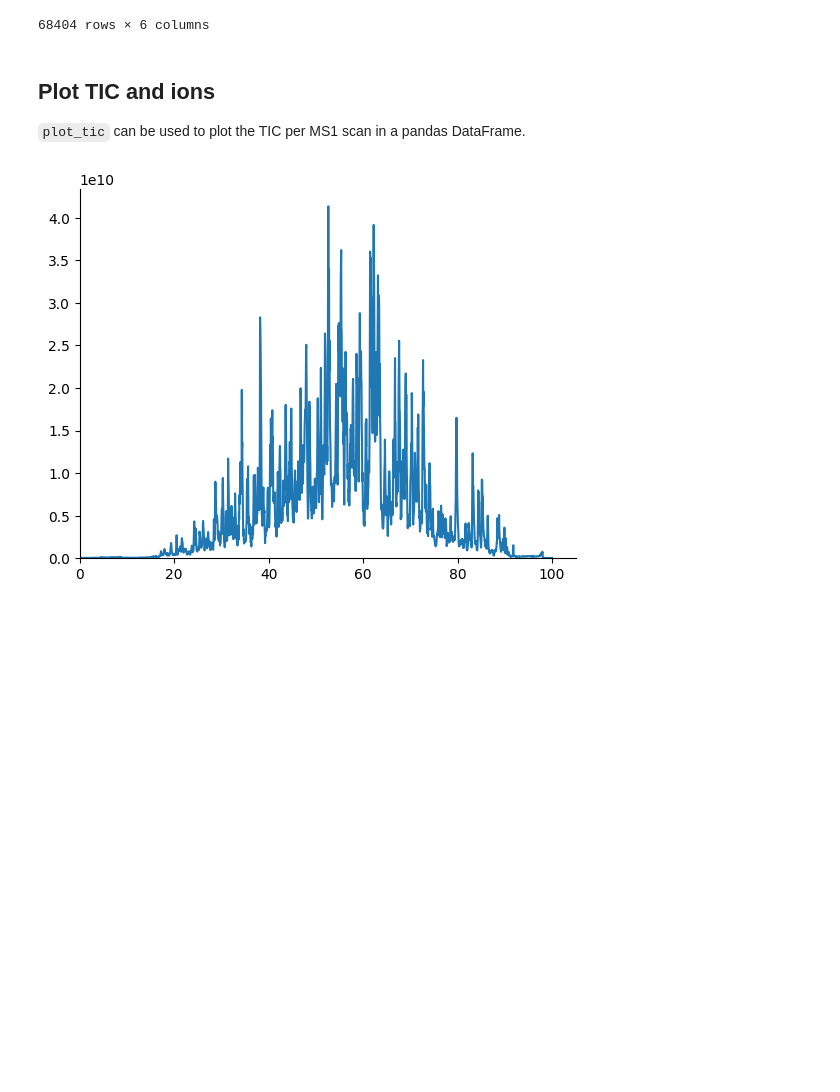
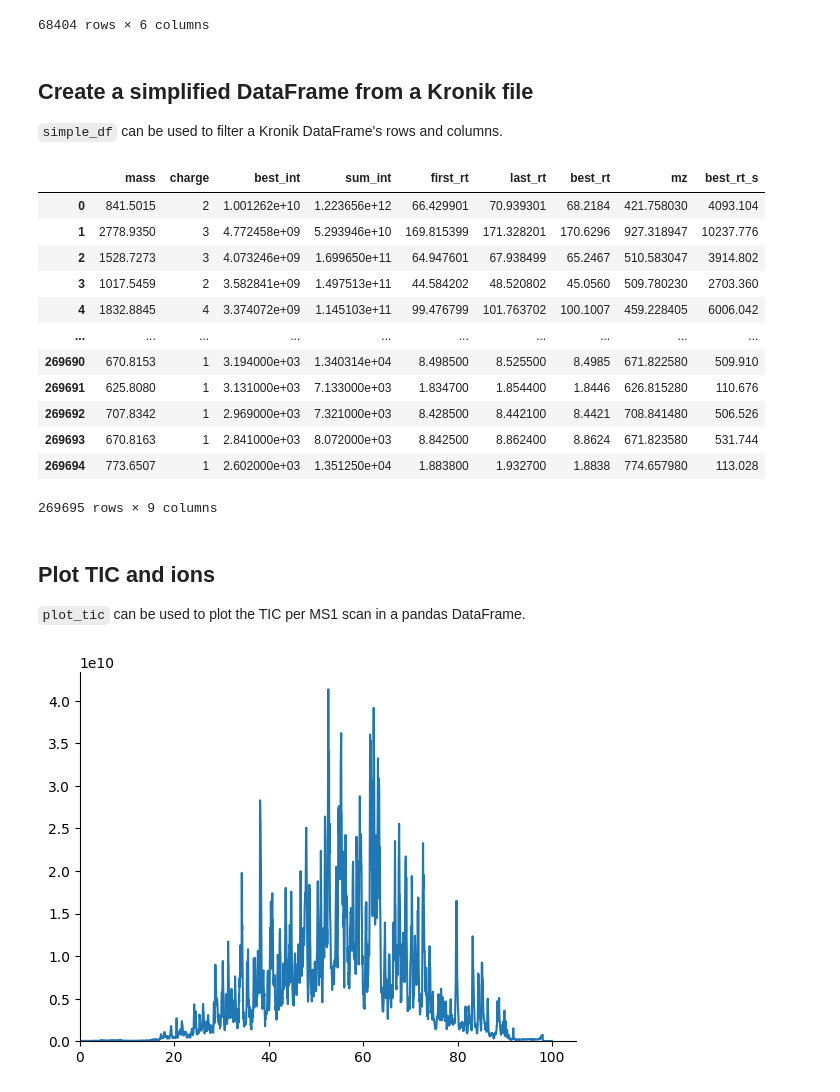
Before and after one commit to dafaivre/msions, a Jupyter notebook: docs/example.ipynb, the cells around one changed output. Drawn from its saved outputs; the diff is of its cells as text; code cells hidden in the pictures; blank space fills up the shorter version.

Commit message:
Add kronik module - Add Kronik fixture and tests - Update documentation

```diff
--- a/docs/example.ipynb
+++ b/docs/example.ipynb
@@ -75,6 +75,25 @@ msxml.psms2df("example_files/DDA_xml.xml")
 | 68402 | MGCCGCSEGCGSGCGGC | sp|Q6L8G8|KRA57_HUMAN | 0.343600 | 1814.5184 | 1812.499 | 24685 |
 | 68403 | LLLLLLLPLLGKVALGL | sp|P07949|RET_HUMAN | 0.343600 | 1774.2521 | 1772.239 | 7896 |
 68404 rows × 6 columns
+# %% [markdown]
+## Create a simplified DataFrame from a Kronik file
+`simple_df` can be used to filter a Kronik DataFrame's rows and columns.
+# %%
+kro.simple_df("example_files/DDA_kro.kro")
+# %% [output]
+|  | mass | charge | best_int | sum_int | first_rt | last_rt | best_rt | mz | best_rt_s |
+| 0 | 841.5015 | 2 | 1.001262e+10 | 1.223656e+12 | 66.429901 | 70.939301 | 68.2184 | 421.758030 | 4093.104 |
+| 1 | 2778.9350 | 3 | 4.772458e+09 | 5.293946e+10 | 169.815399 | 171.328201 | 170.6296 | 927.318947 | 10237.776 |
+| 2 | 1528.7273 | 3 | 4.073246e+09 | 1.699650e+11 | 64.947601 | 67.938499 | 65.2467 | 510.583047 | 3914.802 |
+| 3 | 1017.5459 | 2 | 3.582841e+09 | 1.497513e+11 | 44.584202 | 48.520802 | 45.0560 | 509.780230 | 2703.360 |
+| 4 | 1832.8845 | 4 | 3.374072e+09 | 1.145103e+11 | 99.476799 | 101.763702 | 100.1007 | 459.228405 | 6006.042 |
+| ... | ... | ... | ... | ... | ... | ... | ... | ... | ... |
+| 269690 | 670.8153 | 1 | 3.194000e+03 | 1.340314e+04 | 8.498500 | 8.525500 | 8.4985 | 671.822580 | 509.910 |
+| 269691 | 625.8080 | 1 | 3.131000e+03 | 7.133000e+03 | 1.834700 | 1.854400 | 1.8446 | 626.815280 | 110.676 |
+| 269692 | 707.8342 | 1 | 2.969000e+03 | 7.321000e+03 | 8.428500 | 8.442100 | 8.4421 | 708.841480 | 506.526 |
+| 269693 | 670.8163 | 1 | 2.841000e+03 | 8.072000e+03 | 8.842500 | 8.862400 | 8.8624 | 671.823580 | 531.744 |
+| 269694 | 773.6507 | 1 | 2.602000e+03 | 1.351250e+04 | 1.883800 | 1.932700 | 1.8838 | 774.657980 | 113.028 |
+269695 rows × 9 columns
 # %% [markdown]
 ## Plot TIC and ions
 `plot_tic` can be used to plot the TIC per MS1 scan in a pandas DataFrame.
```
Also changed, not shown: parts of 1 cell of this notebook, 4 other files.
